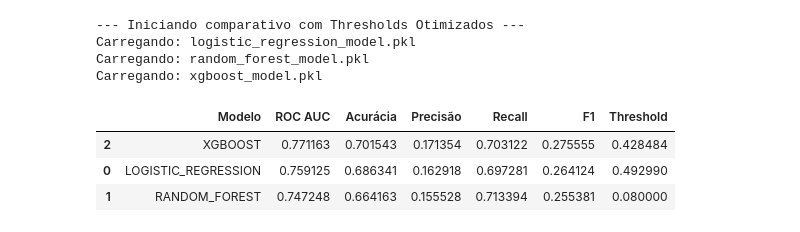
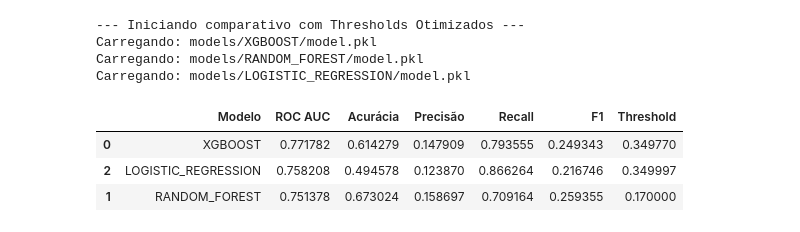
Before and after one commit to luccascruz/projeto-ml-labdata, a Jupyter notebook: Model/evaluation.ipynb, the cells around one changed output. Drawn from its saved outputs; the diff is of its cells as text; code cells hidden in the pictures.

```diff
--- a/Model/evaluation.ipynb
+++ b/Model/evaluation.ipynb
@@ -29,24 +42,17 @@ resultados = []
 # %%
 # --- CÉLULA 2: Funções auxiliares ---
 
-def carregar_modelo(model_name):
-    model_folder = model_dir / model_name
-    model_files = list(model_folder.glob("*_model.pkl"))
-    threshold_path = model_folder / "threshold.txt"
+def carregar_modelo(store, model_name):
+    model_key = f"models/{model_name}/model.pkl"
+    threshold_key = f"models/{model_name}/threshold.txt"
 
-    if not model_files:
-        raise FileNotFoundError(f"Não encontrei *_model.pkl em {model_folder}")
+    print(f"Carregando: {model_key}")
 
-    if not threshold_path.exists():
-        raise FileNotFoundError(f"Não encontrei threshold.txt em {model_folder}")
+    with store.open("models", model_key, "rb") as fh:
+        model = joblib.load(fh)
 
-    model_path = model_files[0]
-    print(f"Carregando: {model_path.name}")
-
-    model = joblib.load(model_path)
-
-    with open(threshold_path, "r") as f:
-        threshold = float(f.read())
+    with store.open("models", threshold_key, "r") as fh:
+        threshold = float(fh.read())
 
     return model, threshold
 
@@ -67,52 +73,47 @@ def alinhar_features(model, X_test):
 # %%
 # --- CÉLULA 3: Avaliação Dinâmica de Modelos (Corrigida) ---
 
-
 print("--- Iniciando comparativo com Thresholds Otimizados ---")
 
-for model_folder in model_dir.iterdir():
-    if model_folder.name == "evaluation_data":
-        continue
-    if not model_folder.is_dir():
-        continue
-    model_name = model_folder.name
-    model,threshold = carregar_modelo(model_name)
-    X_aligned = alinhar_features (model, X_test)
+model_names = [name for name, info in cfg["models"].items() if info.get("enabled", True)]
+
+for model_name in model_names:
+    model, threshold = carregar_modelo(store, model_name)
+    X_aligned = alinhar_features(model, X_test)
 
     # 3. Predição e Métricas
     probs = model.predict_proba(X_aligned)[:, 1]
     y_pred = (probs >= threshold).astype(int)
 
     auc = roc_auc_score(y_test, probs)
     acc = accuracy_score(y_test, y_pred)
     prec = precision_score(y_test, y_pred, zero_division=0)
     recall = recall_score(y_test, y_pred)
     f1 = f1_score(y_test, y_pred)
 
     resultados.append({
-       'Modelo': model_folder.name,
+       'Modelo': model_name,
        'ROC AUC': auc,
        'Acurácia': acc,
        'Precisão': prec,
        'Recall': recall,
        'F1': f1,
        'Threshold': threshold
-            })
+    })
 
 # --- PROTEÇÃO CONTRA O KEYERROR ---
 if resultados:
     df_resumo = pd.DataFrame(resultados)
-    # Agora o sort só acontece se o DataFrame não estiver vazio
     df_resumo = df_resumo.sort_values(by='ROC AUC', ascending=False)
     display(df_resumo)
 else:
-    print("ERRO: Nenhuma métrica foi coletada. Verifique se as pastas contêm arquivos .pkl e threshold.txt")
+    print("ERRO: Nenhuma métrica foi coletada. Verifique se o bucket 'models' no MinIO tem model.pkl e threshold.txt para cada modelo em cfg['models'].")
 # %% [output]
 --- Iniciando comparativo com Thresholds Otimizados ---
-Carregando: logistic_regression_model.pkl
-Carregando: random_forest_model.pkl
-Carregando: xgboost_model.pkl
+Carregando: models/XGBOOST/model.pkl
+Carregando: models/RANDOM_FOREST/model.pkl
+Carregando: models/LOGISTIC_REGRESSION/model.pkl
 |  | Modelo | ROC AUC | Acurácia | Precisão | Recall | F1 | Threshold |
-| 2 | XGBOOST | 0.771163 | 0.701543 | 0.171354 | 0.703122 | 0.275555 | 0.428484 |
-| 0 | LOGISTIC_REGRESSION | 0.759125 | 0.686341 | 0.162918 | 0.697281 | 0.264124 | 0.492990 |
-| 1 | RANDOM_FOREST | 0.747248 | 0.664163 | 0.155528 | 0.713394 | 0.255381 | 0.080000 |
+| 0 | XGBOOST | 0.771782 | 0.614279 | 0.147909 | 0.793555 | 0.249343 | 0.349770 |
+| 2 | LOGISTIC_REGRESSION | 0.758208 | 0.494578 | 0.123870 | 0.866264 | 0.216746 | 0.349997 |
+| 1 | RANDOM_FOREST | 0.751378 | 0.673024 | 0.158697 | 0.709164 | 0.259355 | 0.170000 |
```
Also changed, not shown: parts of 15 cells of this notebook, 9 other files.
